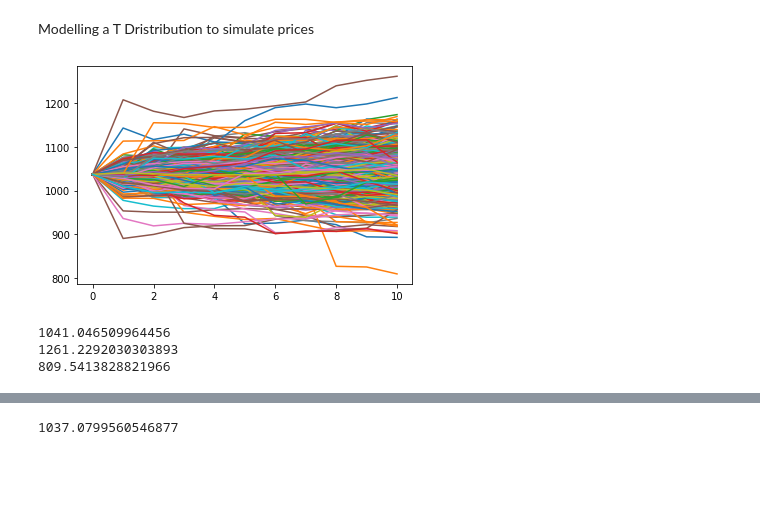
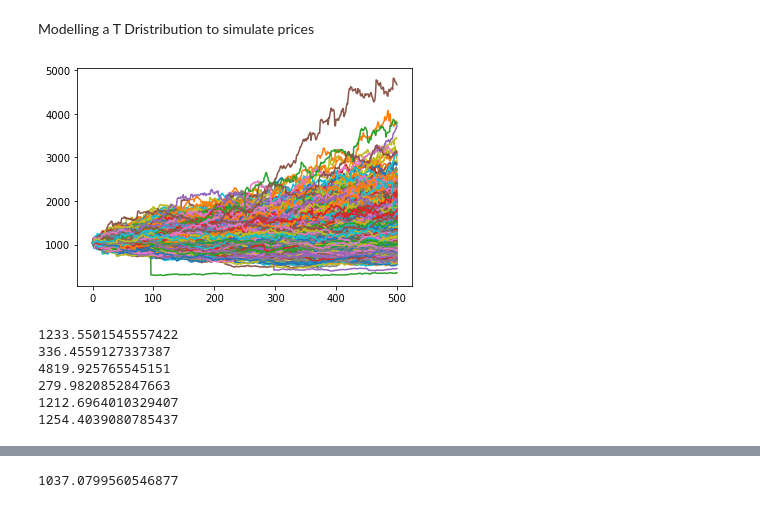
Before and after one commit to MoMus2000/Finance, a Jupyter notebook: FinancialEngineering.ipynb, the cells around one changed output, grey strips where cells are left out. Cells and saved outputs as stored; diff of their text form; code cells hidden in the pictures; blank space fills up the shorter version.

```diff
--- a/FinancialEngineering.ipynb
+++ b/FinancialEngineering.ipynb
@@ -154,26 +160,38 @@ Beta: [[0.47642484]]
 Modelling a T Dristribution to simulate prices
 # %%
 og = []
-for _ in range(500):
+for _ in range(1000):
   df, loc, scale = t.fit(google['Return_GOOG'].dropna())
   prices = [google['Close'][-1]]
-  for _ in range(0, 10):
+  for _ in range(0, 500):
     r = t.rvs(df, loc, scale)
     p = prices[-1] * (1+r)
     prices.append(p)
   og.append(prices)
 
 for o in og:
   plt.plot(o)
 
 og = np.array(og)
 # %% [output]
-[figure, old version]
+[figure, new version]
-# %%
-print(og.mean())
-print(og.max())
-print(og.min())
-# %% [output]
-1041.046509964456
-1261.2292030303893
-809.5413828821966
+# %%
+print(og.mean())
+print(og.std(ddof=1))
+print(og.max())
+print(og.min())
+
+# 95% confidence interval
+
+low = og.mean() - 1.96 * og.std(ddof=1) / np.sqrt(len(og))
+high = og.mean() + 1.96 * og.std(ddof=1) / np.sqrt(len(og))
+
+print(low)
+print(high)
+# %% [output]
+1233.5501545557422
+336.4559127337387
+4819.925765545151
+279.9820852847663
+1212.6964010329407
+1254.4039080785437
```
Also changed, not shown: parts of 53 cells of this notebook.
